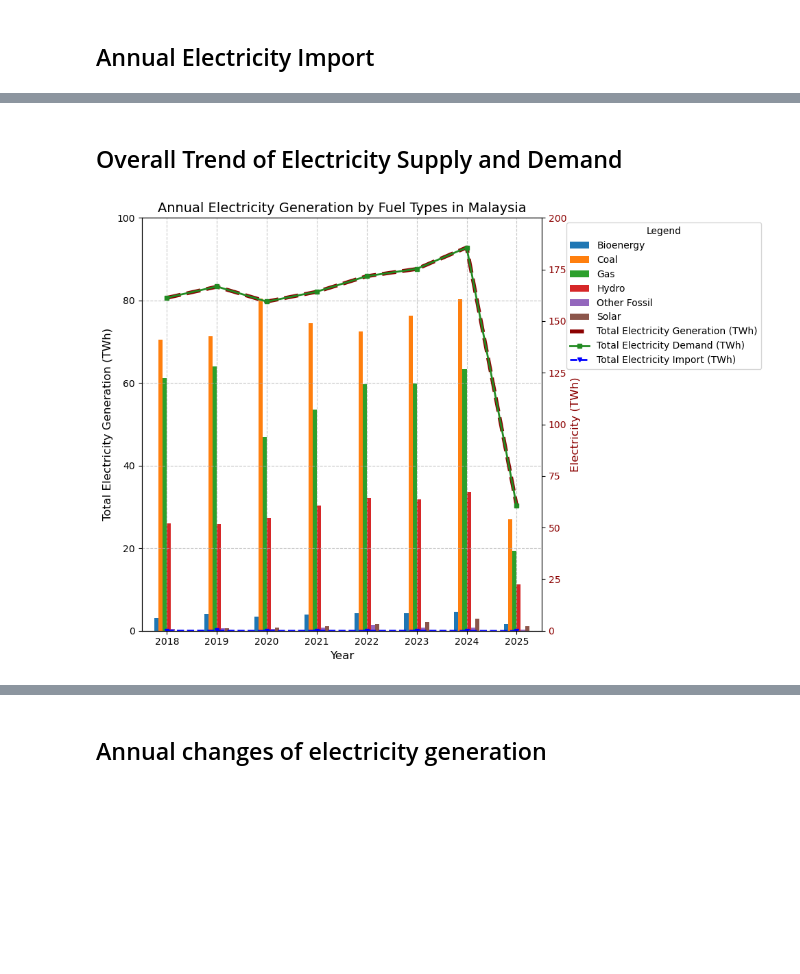
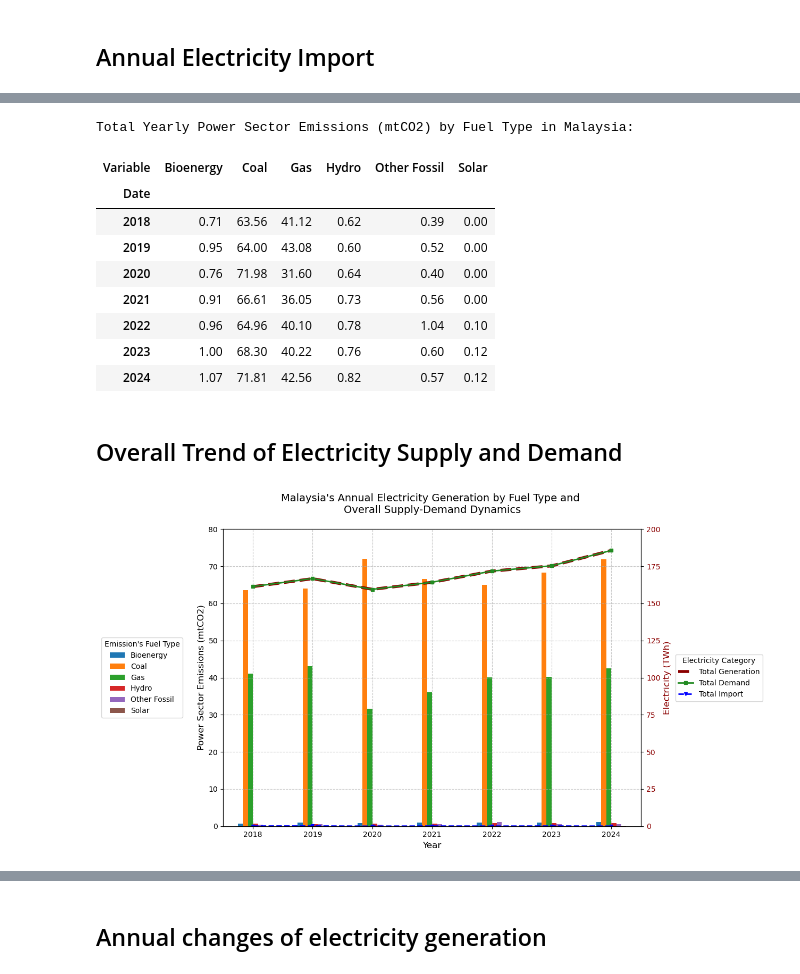
Before and after one commit to kayyyy3/Energy-Analysis, a Jupyter notebook: Ember_Energy_Analysis.ipynb, the cells around one changed output, grey strips where cells are left out. Saved outputs shown, nothing was run; the diff lists cells and outputs as text; code cells hidden in the pictures; blank space fills up the shorter version.

Commit message:
added annual generation plot and update supply demand plot

```diff
--- a/Ember_Energy_Analysis.ipynb
+++ b/Ember_Energy_Analysis.ipynb
@@ -221,35 +262,56 @@ Name: Value, dtype: float64
+# %%
+# The total electricity generation by date and fuel type
+df_msia_emission_byDate = df_msia_emission.set_index('Date').copy()
+
+df_msia_emission_annual_byVariable = df_msia_emission_byDate.pivot_table(
+    index=df_msia_byDate.index,
+    columns='Variable',
+    values='Value',
+    aggfunc='sum'
+).fillna(0).resample('Y').sum() # Resample to annual sums for each fuel type
+
+df_msia_emission_annual_byVariable.index = df_msia_emission_annual_byVariable.index.year
+
+print("Total Yearly Power Sector Emissions (mtCO2) by Fuel Type in Malaysia:")
+df_msia_emission_annual_byVariable
+# %% [output]
+Total Yearly Power Sector Emissions (mtCO2) by Fuel Type in Malaysia:
+| Variable | Bioenergy | Coal | Gas | Hydro | Other Fossil | Solar |
+| Date |  |  |  |  |  |  |
+| 2018 | 0.71 | 63.56 | 41.12 | 0.62 | 0.39 | 0.00 |
+| 2019 | 0.95 | 64.00 | 43.08 | 0.60 | 0.52 | 0.00 |
+| 2020 | 0.76 | 71.98 | 31.60 | 0.64 | 0.40 | 0.00 |
+| 2021 | 0.91 | 66.61 | 36.05 | 0.73 | 0.56 | 0.00 |
+| 2022 | 0.96 | 64.96 | 40.10 | 0.78 | 1.04 | 0.10 |
+| 2023 | 1.00 | 68.30 | 40.22 | 0.76 | 0.60 | 0.12 |
+| 2024 | 1.07 | 71.81 | 42.56 | 0.82 | 0.57 | 0.12 |
 # %% [markdown]
 ## Overall Trend of Electricity Supply and Demand
 # %%
-fig, ax1 = plt.subplots(figsize=(10, 7))
-df_msia_annual_byVariable.plot(kind='bar', ax=plt.gca(), linewidth=2)
+fig, ax1 = plt.subplots(figsize=(15, 7))
+df_msia_emission_annual_byVariable.plot(kind='bar', ax=plt.gca(), linewidth=2)
 tick_labels = [str(year) for year in df_msia_annual_byVariable.index]
 ax1.set_xticklabels(tick_labels, rotation=0) # Apply labels and rotate for readability
-ax1.set_title('Annual Electricity Generation by Fuel Types in Malaysia', fontsize=14)
+ax1.set_title('Malaysia\'s Annual Electricity Generation by Fuel Type and \nOverall Supply-Demand Dynamics\n', fontsize=14)
 ax1.set_xlabel('Year', fontsize=12)
-ax1.set_ylabel('Total Electricity Generation (TWh)', fontsize=12)
+ax1.set_ylabel('Power Sector Emissions (mtCO2)', fontsize=12)
 ax1.grid(True, linestyle='--', alpha=0.7)
-ax1.set_ylim(0,100)
-ax1.get_legend().remove()
+ax1.set_ylim(0,80)
+ax1.legend(loc='center left', bbox_to_anchor=(-0.3, 0.5), title='Emission\'s Fuel Type')
 
 # Create a second Y-axis for the total demand line plot
 ax2 = ax1.twinx()
 x_line_positions = np.arange(len(annual_msia_gen.index))
-ax2.plot(x_line_positions, annual_msia_gen, color='darkred', linestyle='--', markersize=4, linewidth=4, label='Total Electricity Generation (TWh)')
-ax2.plot(x_line_positions, annual_msia_dem, color='forestgreen', linestyle='-', marker='s', markersize=5, linewidth=2, label='Total Electricity Demand (TWh)')
-ax2.plot(x_line_positions, annual_msia_import, color='blue', linestyle='--', marker='v', markersize=4, linewidth=2, label='Total Electricity Import (TWh)')
-
+ax2.plot(x_line_positions, annual_msia_gen, color='darkred', linestyle='--', markersize=4, linewidth=4, label='Total Generation')
+ax2.plot(x_line_positions, annual_msia_dem, color='forestgreen', linestyle='-', marker='s', markersize=5, linewidth=2, label='Total Demand')
+ax2.plot(x_line_positions, annual_msia_import, color='blue', linestyle='--', marker='v', markersize=4, linewidth=2, label='Total Import')
 ax2.set_ylabel('Electricity (TWh)', color='darkred', fontsize=12)
 ax2.tick_params(axis='y', labelcolor='darkred')
 ax2.set_ylim(0,200)
-
-# Combine legends from both axes
-lines, labels = ax1.get_legend_handles_labels()
-lines2, labels2 = ax2.get_legend_handles_labels()
-ax2.legend(lines + lines2, labels + labels2, loc='upper left', bbox_to_anchor=(1.05, 1), title='Legend')
+ax2.legend(loc='center right', bbox_to_anchor=(1.3, 0.5), title='Electricity Category')
 
 plt.tight_layout()
 plt.show()
 # %% [output]
-[figure, old version]
+[figure, new version]
 # %% [markdown]
```
Also changed, not shown: parts of 16 cells of this notebook.
